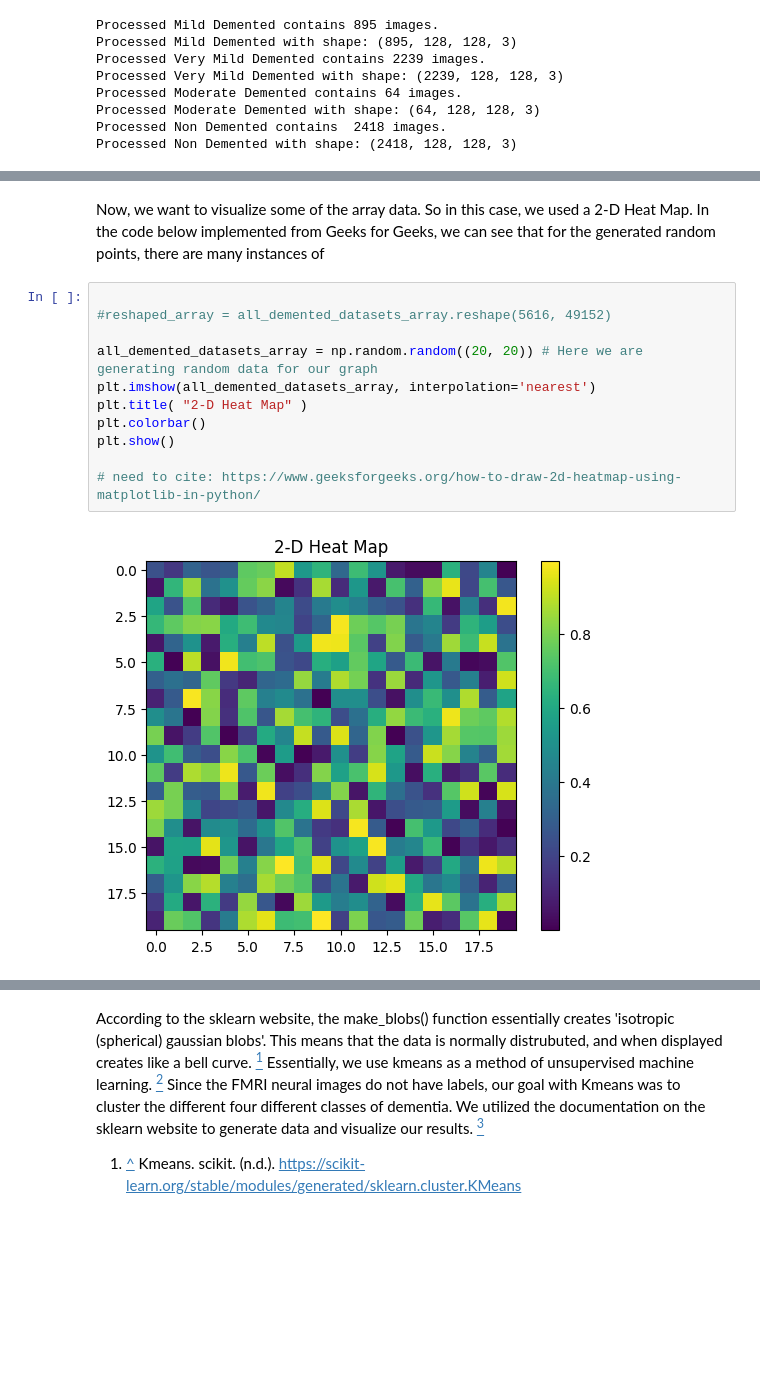
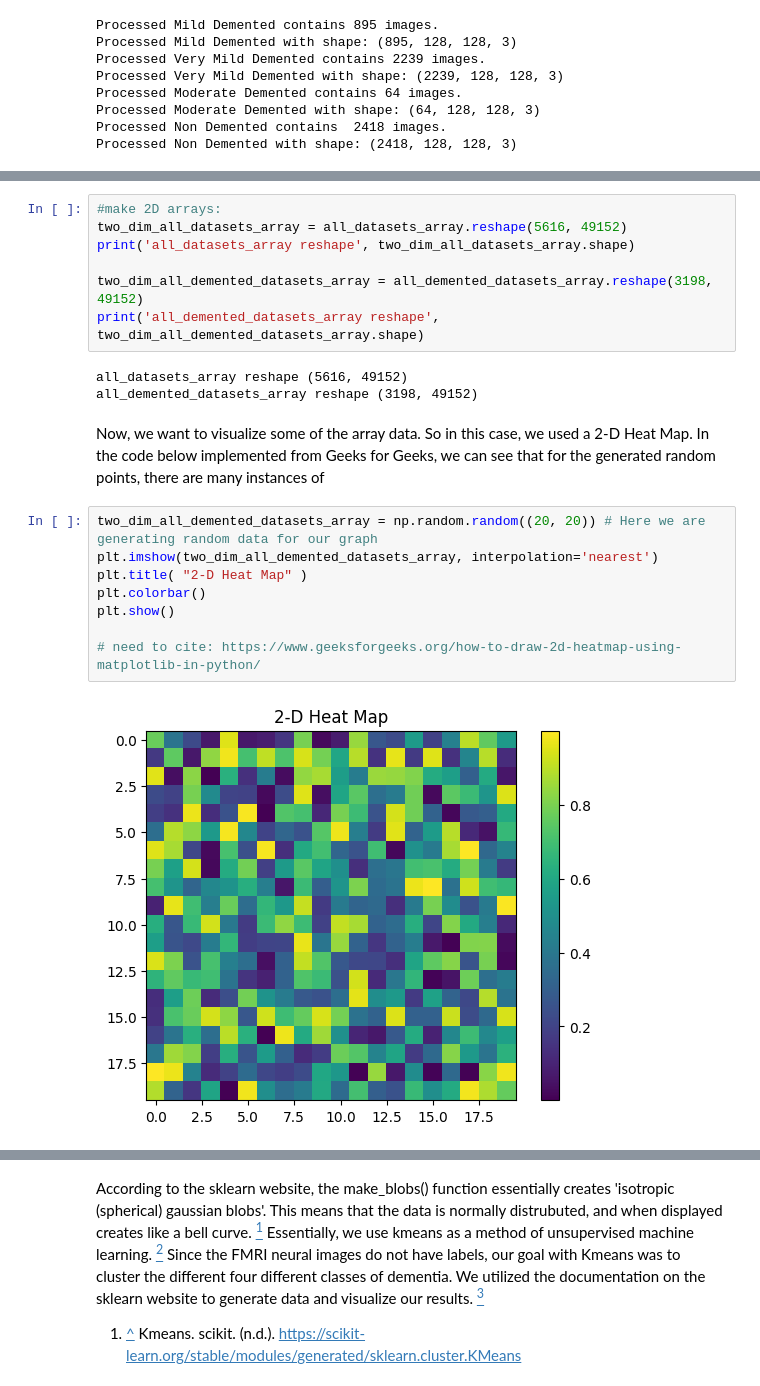
Before and after one commit to enriqfatima/COGS138_GROUP_13, a Jupyter notebook: COGS138_Final.ipynb, the cells around one changed output, grey strips where cells are left out. Drawn from its saved outputs; the diff is of its cells as text; blank space fills up the shorter version.

Commit message:
update
Updated the reshaped arrays of nondemented and demented data to fit the heatmaps and kmeans

```diff
--- a/COGS138_Final.ipynb
+++ b/COGS138_Final.ipynb
@@ -768,18 +772,25 @@ True
+# %%
+#make 2D arrays:
+two_dim_all_datasets_array = all_datasets_array.reshape(5616, 49152)
+print('all_datasets_array reshape', two_dim_all_datasets_array.shape)
+
+two_dim_all_demented_datasets_array = all_demented_datasets_array.reshape(3198, 49152)
+print('all_demented_datasets_array reshape', two_dim_all_demented_datasets_array.shape)
+# %% [output]
+all_datasets_array reshape (5616, 49152)
+all_demented_datasets_array reshape (3198, 49152)
 # %% [markdown]
 Now, we want to visualize some of the array data. So in this case, we used a 2-D Heat Map. In the code below implemented from Geeks for Geeks, we can see that for the generated random points, there are many instances of
 # %%
-
-#reshaped_array = all_demented_datasets_array.reshape(5616, 49152)
-
-all_demented_datasets_array = np.random.random((20, 20)) # Here we are generating random data for our graph
-plt.imshow(all_demented_datasets_array, interpolation='nearest')
+two_dim_all_demented_datasets_array = np.random.random((20, 20)) # Here we are generating random data for our graph
+plt.imshow(two_dim_all_demented_datasets_array, interpolation='nearest')
 plt.title( "2-D Heat Map" )
 plt.colorbar()
 plt.show()
 
 # need to cite: https://www.geeksforgeeks.org/how-to-draw-2d-heatmap-using-matplotlib-in-python/
 # %% [output]
-[figure, old version]
+[figure, new version]
 # %%
 import matplotlib.colors as colors
 
```
Also changed, not shown: parts of 6 cells of this notebook.
